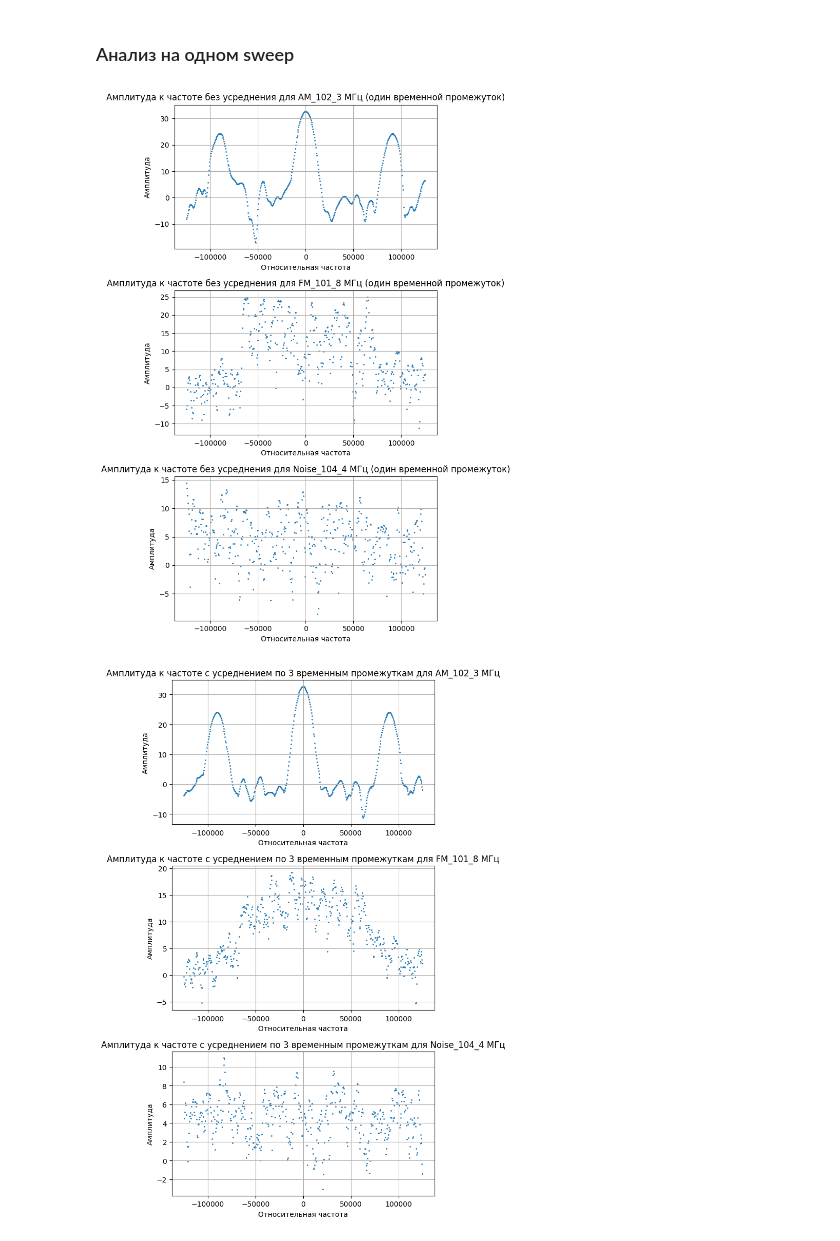
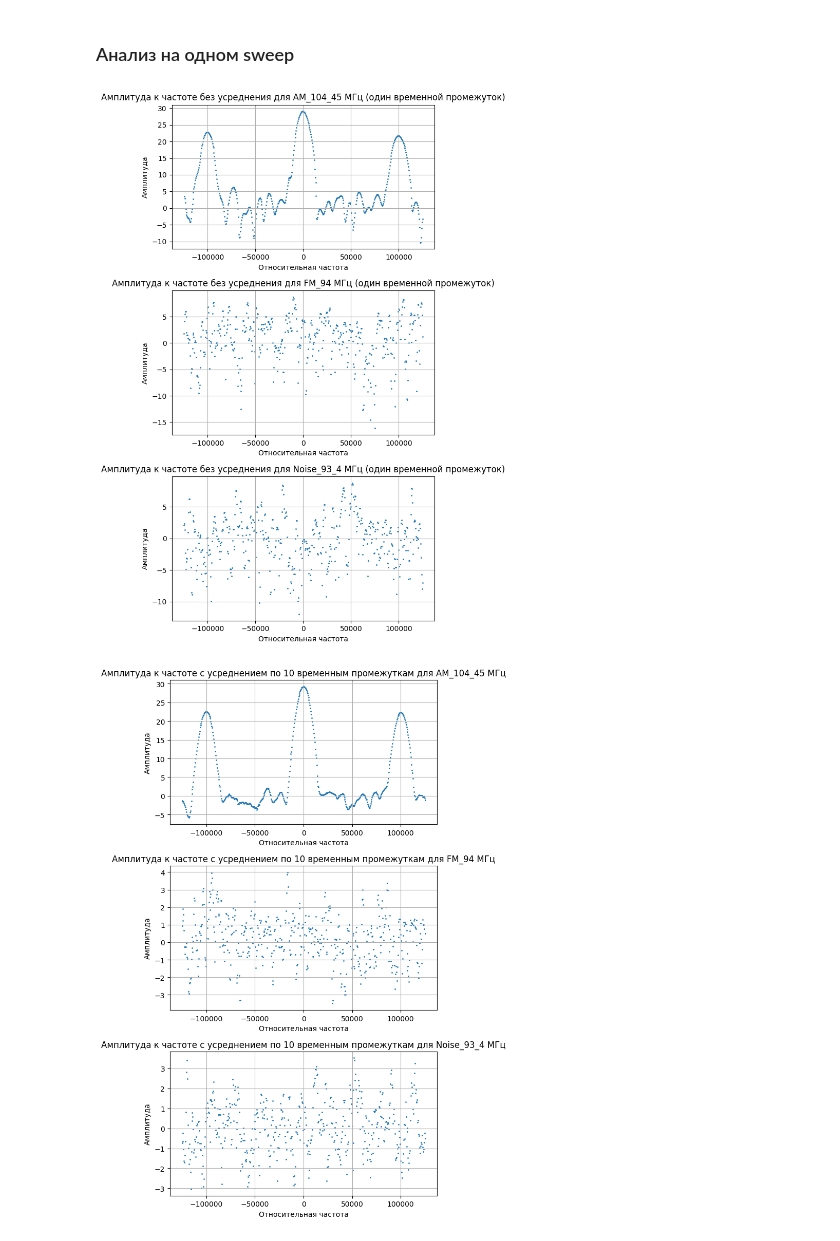
Before and after one commit to Mister-0-Zero/classification-of-signals, a Jupyter notebook: research.ipynb, the cells around one changed output. Drawn from its saved outputs; the diff is of its cells as text; code cells hidden in the pictures.

```diff
--- a/research.ipynb
+++ b/research.ipynb
@@ -48,9 +48,9 @@ def plotSpectrogramm(df, param_graphs):
 ### Анализ на одном sweep
 # %%
 kol_sweep = 0
-am_sample = "AM_102_3"
-fm_sample = "FM_101_8"
-noise_sample = "Noise_104_4"
+am_sample = "AM_104_45"
+fm_sample = "FM_94"
+noise_sample = "Noise_93_4"
 
 params = [
     {
@@ -78,40 +78,40 @@ params = [
 
 plotSpectrogramm(df, params)
 # %% [output]
-[figure, old version]
+[figure, new version]
 # %%
-kol_sweep = 3
-am_sample = "AM_102_3"
-fm_sample = "FM_101_8"
-noise_sample = "Noise_104_4"
+kol_sweep = 10
+am_sample = "AM_104_45"
+fm_sample = "FM_94"
+noise_sample = "Noise_93_4"
 
 params = [
     {
         "sample_group_name" : am_sample,
         "sweep_idx": kol_sweep,
         "title": f"Амплитуда к частоте с усреднением по {kol_sweep} временным промежуткам для {am_sample} МГц",
         "ylabel": "Амплитуда",
         "xlabel": "Относительная частота"
     },
     {
         "sample_group_name" : fm_sample,
         "sweep_idx": kol_sweep,
         "title": f"Амплитуда к частоте с усреднением по {kol_sweep} временным промежуткам для {fm_sample} МГц",
         "ylabel": "Амплитуда",
         "xlabel": "Относительная частота"
     },
     {
         "sample_group_name" : noise_sample,
         "sweep_idx": kol_sweep,
         "title": f"Амплитуда к частоте с усреднением по {kol_sweep} временным промежуткам для {noise_sample} МГц",
         "ylabel": "Амплитуда",
         "xlabel": "Относительная частота"
     }
 ]
 
 plotSpectrogramm(df, params)
 # %% [output]
-[figure, old version]
+[figure, new version]
 # %%
 import pandas as pd
 
```
Also changed, not shown: parts of 8 cells of this notebook, 4 other files.
